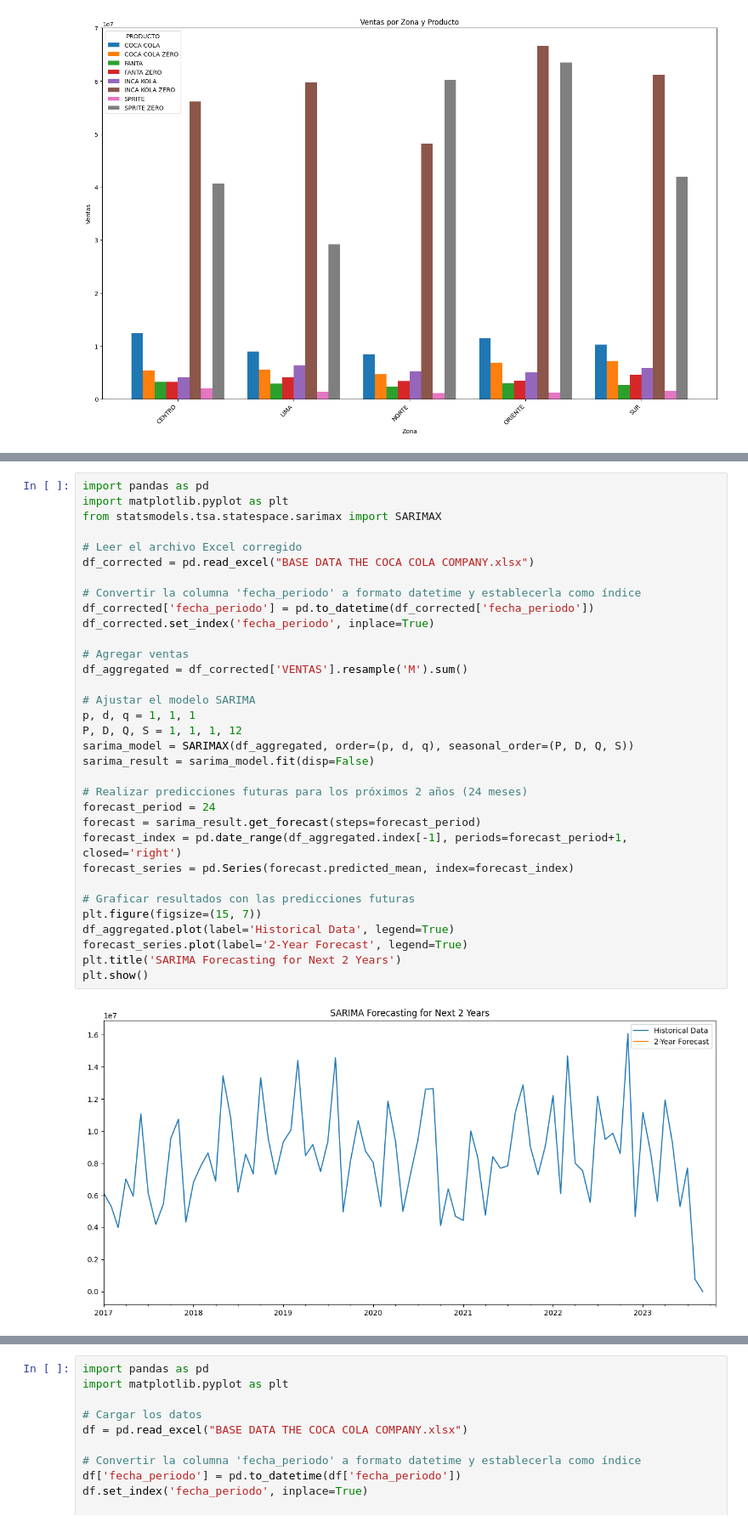
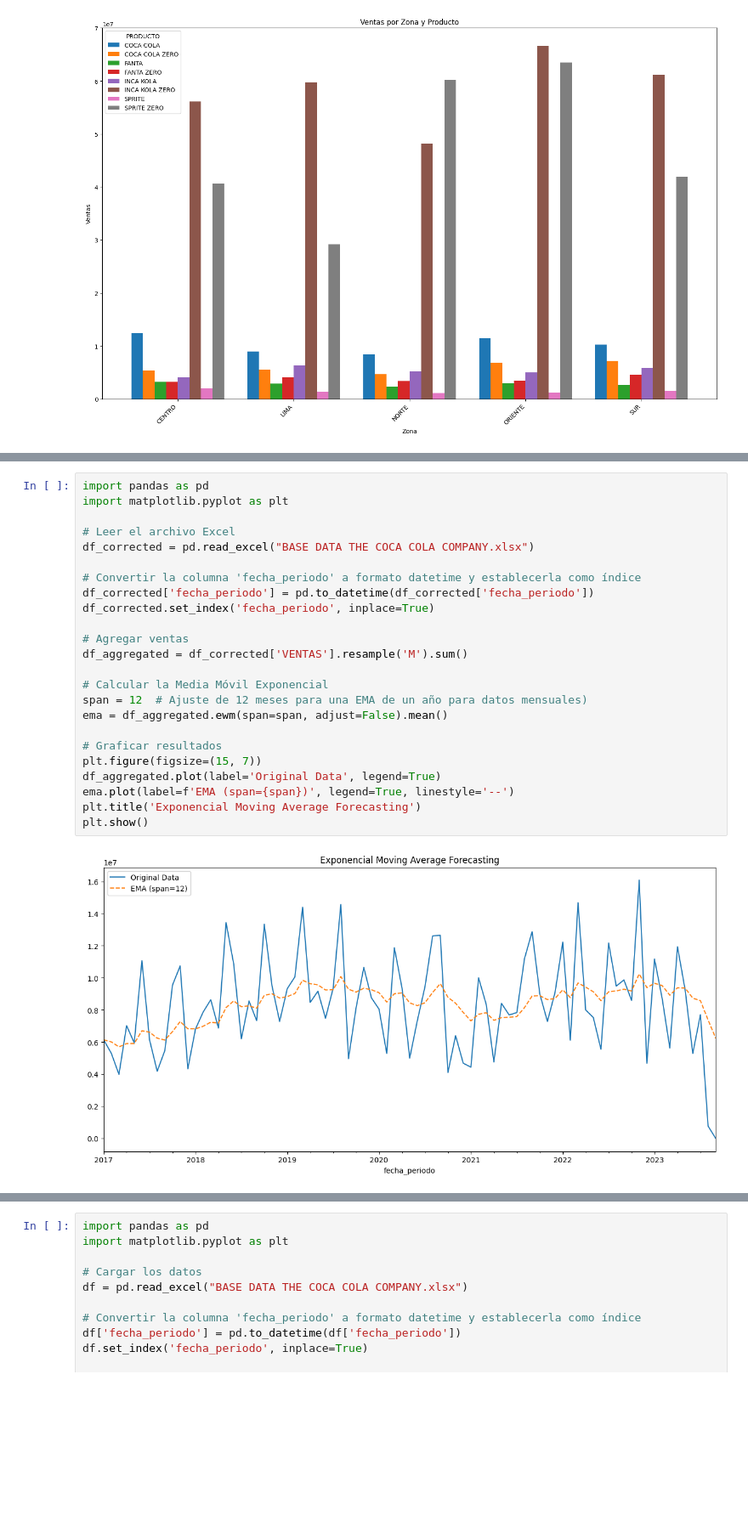
Before and after one commit to jmollan/Python_Proyecto_PUCP, a Jupyter notebook: Examen_2_Fin.ipynb, the cells around one changed output, grey strips where cells are left out. Shown at 85% size. Cells and saved outputs as stored; diff of their text form; blank space fills up the shorter version.

```diff
--- a/Examen_2_Fin.ipynb
+++ b/Examen_2_Fin.ipynb
@@ -401,35 +154,26 @@ plt.show()
 # %%
 import pandas as pd
 import matplotlib.pyplot as plt
-from statsmodels.tsa.statespace.sarimax import SARIMAX
 
-# Leer el archivo Excel corregido
+# Leer el archivo Excel
 df_corrected = pd.read_excel("BASE DATA THE COCA COLA COMPANY.xlsx")
 
 # Convertir la columna 'fecha_periodo' a formato datetime y establecerla como índice
 df_corrected['fecha_periodo'] = pd.to_datetime(df_corrected['fecha_periodo'])
 df_corrected.set_index('fecha_periodo', inplace=True)
 
 # Agregar ventas
 df_aggregated = df_corrected['VENTAS'].resample('M').sum()
 
-# Ajustar el modelo SARIMA
-p, d, q = 1, 1, 1
-P, D, Q, S = 1, 1, 1, 12
-sarima_model = SARIMAX(df_aggregated, order=(p, d, q), seasonal_order=(P, D, Q, S))
-sarima_result = sarima_model.fit(disp=False)
+# Calcular la Media Móvil Exponencial
+span = 12  # Ajuste de 12 meses para una EMA de un año para datos mensuales)
+ema = df_aggregated.ewm(span=span, adjust=False).mean()
 
-# Realizar predicciones futuras para los próximos 2 años (24 meses)
-forecast_period = 24
-forecast = sarima_result.get_forecast(steps=forecast_period)
-forecast_index = pd.date_range(df_aggregated.index[-1], periods=forecast_period+1, closed='right')
-forecast_series = pd.Series(forecast.predicted_mean, index=forecast_index)
-
-# Graficar resultados con las predicciones futuras
+# Graficar resultados
 plt.figure(figsize=(15, 7))
-df_aggregated.plot(label='Historical Data', legend=True)
-forecast_series.plot(label='2-Year Forecast', legend=True)
-plt.title('SARIMA Forecasting for Next 2 Years')
+df_aggregated.plot(label='Original Data', legend=True)
+ema.plot(label=f'EMA (span={span})', legend=True, linestyle='--')
+plt.title('Exponencial Moving Average Forecasting')
 plt.show()
 # %% [output]
-[figure, old version]
+[figure, new version]
```
Also changed, not shown: parts of 23 cells of this notebook.
